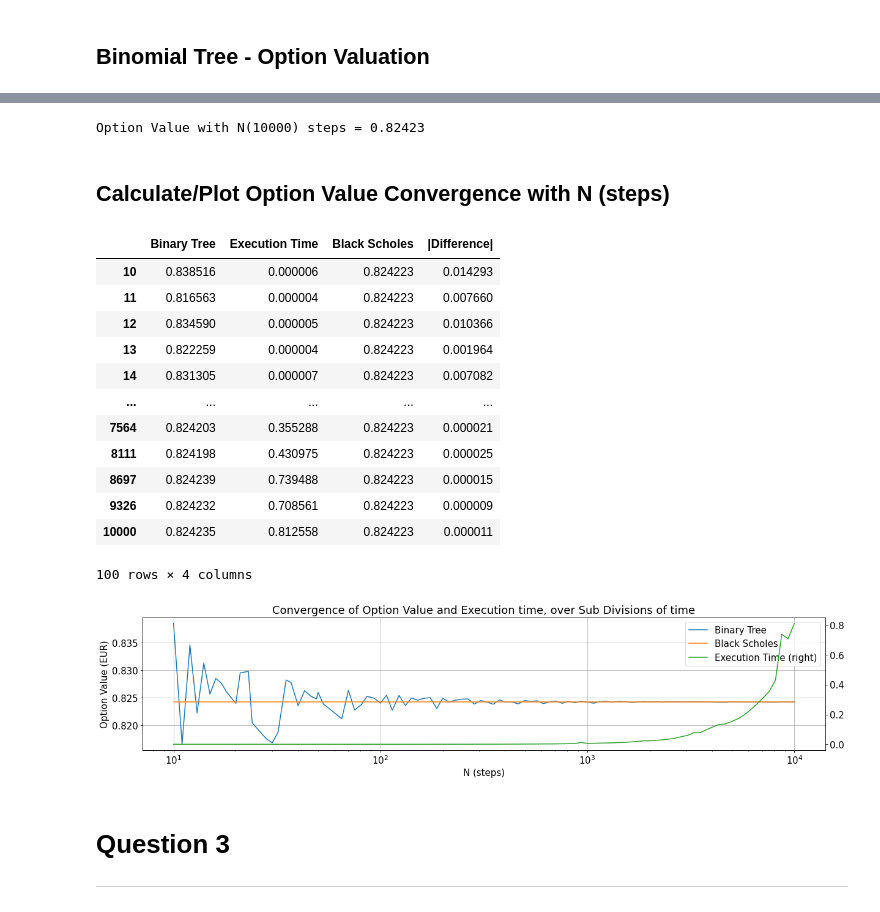
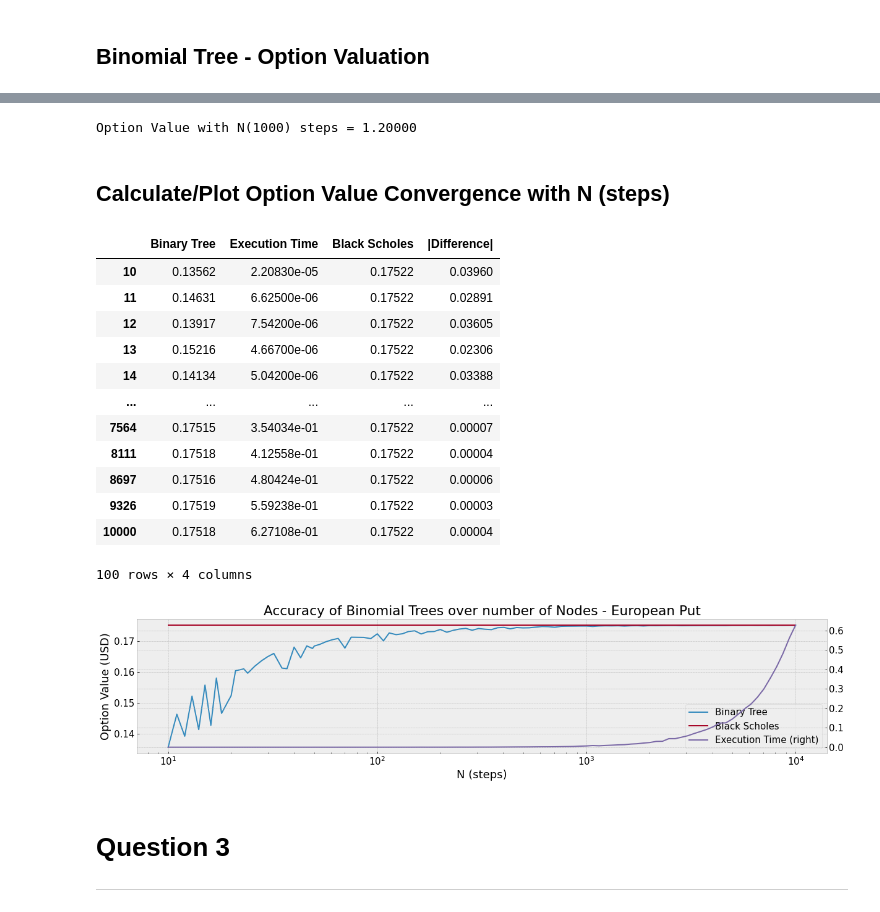
Before and after one commit to ithakis/European-and-American-put-option-pricing, a Jupyter notebook: Assignment-1-Option-Valuation.ipynb, the cells around one changed output, grey strips where cells are left out. Saved outputs shown, nothing was run; the diff lists cells and outputs as text; code cells hidden in the pictures.

```diff
--- a/Assignment-1-Option-Valuation.ipynb
+++ b/Assignment-1-Option-Valuation.ipynb
@@ -192,13 +187,13 @@ K  = option_at_the_money.strike.iloc[0]
 P0 = option_at_the_money.lastPrice.iloc[0]
 
 """ Local Variables for consistency across calculations - Comment out for getting live data"""
-# todo explain that we got from 7/3/2022
-K  = 160.0 # EUR #
-P0 = 3.15  # EUR -> Asking Price
+S0 = 153.8 #USD
+K  = 155.0 #USD
+P0 = 11.2  #USD
 
 """ Return K and P Used """
-print(f"K  = {K} EUR")
-print(f"P0 = {P0}  EUR <-- Asking Price for a put option with these parameters")
+print(f"S0 = {S0:.1f} USD \nK  = {K} USD")
+print(f"P0 = {P0}  USD <-- Asking Price for a put option with these parameters")
 
 option_at_the_money
 # %% [output]
@@ -233,26 +231,24 @@ Option Value with Black-Scholes Formula = 1.42014
 ## Binomial Tree - Option Valuation
 # %%
 @njit
-def option_valuation_bt(T, r , K, vol, N, S0 ,type="C", american=False, print_tree=False):
+def option_valuation_bt(S0, K, T, r, sigma, N, type="Call", american=False, print_tree=False):
     dt = T / N
-    u = np.exp(vol * np.sqrt(dt))
-    d = np.exp(-vol * np.sqrt(dt))
+    u = np.exp(sigma * np.sqrt(dt))
+    d = np.exp(-sigma * np.sqrt(dt))
     p = (np.exp(r*dt) - d)/(u - d)
     """ ----- Build the Tree ----- """
     tree = np.zeros((N + 1, N + 1))
     # Iterate over the lower triangle
     for i in np.arange(N + 1): # iterate over rows
         for j in np.arange(i + 1): # iterate over columns
-            # Hint: express each cell as a combination of up and down moves
-            # tree[i, j] = max(tree[i, j], S0 * d ** (i-j) * u ** (j))
             tree[i, j] = S0 * d ** (i-j) * u ** (j)
-    if print_tree: print(np.rot90(tree)) ; print()
+    if print_tree: print(np.rot90(tree))
 
     """ ----- Calculate the Option Value ----- """
     columns = tree.shape[1]
     rows = tree.shape[0]
 
-    # Walk backward , we start in last row of the matrix
+    """ Back Propagation: we start in last row of the matrix """
 
     # Add the payoff function in the last row
     for c in np.arange(columns):
@@ -267,7 +263,7 @@ def option_valuation_bt(T, r , K, vol, N, S0 ,type="C", american=False, print_tr
         for j in np.arange(i + 1):
             down = tree[i+1, j]
             up = tree[i + 1, j + 1]
-            if type == "C":
+            if type == "Call":
                 if american:    tree[i , j ] = max(tree[i , j ]-K, (np.exp(-r*dt)) * (p * up + (1 - p) * down))
                 else:           tree[i , j ] = (np.exp(-r*dt)) * (p * up + (1 - p) * down)
             else:
@@ -299,48 +282,49 @@ option_valuation_bt(S0=100, K=120, T=5, r=.02, vol=0.1, N=4, type="P", print_tre
 # %%
-N = 10_000
+N = 1_000
 
-P_bt = option_valuation_bt(T, R , K, SIGMA, N, S0, type="P")
+P_bt = option_valuation_bt(S0=S0, K=K, T=T, r=R, sigma=SIGMA, N=N, type="Put", american=True)
 print(f'Option Value with N({N}) steps = {P_bt:.5f}')
-# print(f'Delta with N({N}) steps        = {D_bt:.5f}')
+# print(f'Delta with N({N}) steps        = {Delta_bt:.5f}')
 # %% [output]
-Option Value with N(10000) steps = 0.82423
+Option Value with N(1000) steps = 1.20000
 # %% [markdown]
 ## Calculate/Plot Option Value Convergence with N (steps)
 # %%
 NN = 10_000 ;   size = 100
 values = np.zeros((size, 3))
+
 for n in tqdm(np.append(np.logspace(1, np.log10(NN), size, base=10, dtype=int), 50)): #  _starting_n, NN)):
     # print(n)
     _st = perf_counter()
-    P_bt = option_valuation_bt(T, R , K, SIGMA, n, S0, type="P")
-    values[size-1] = [n, P_bt, perf_counter() - _st]
+    P_bt = option_valuation_bt(S0=S0, K=K, T=T, r=R, sigma=SIGMA, N=n, type="Put")
+    values[size-1] = n, P_bt, perf_counter() - _st
     size -= 1
 values = values[::-1]
 # %%
-plt.rcParams['font.size'] = '15'
+
 _results_convergence_df = pd.DataFrame(values[:, 1:], columns=['Binary Tree', 'Execution Time'] , index=values[:, 0].astype(int)).sort_index()
 _results_convergence_df["Black Scholes"] = black_sholes_put_value
 _results_convergence_df["|Difference|"] = abs(_results_convergence_df[['Binary Tree']] - black_sholes_put_value)
 
-_results_convergence_df[['Binary Tree', 'Black Scholes', 'Execution Time']].plot(figsize=(20,4), xlabel='N (steps)', ylabel='Option Value (EUR)', mark_right=True,
-                              title='Convergence of Option Value and Execution time, over Sub Divisions of time', grid=True, logx=True,
+_results_convergence_df[['Binary Tree', 'Black Scholes', 'Execution Time']].plot(figsize=(20,4), xlabel='N (steps)', ylabel='Option Value (USD)', mark_right=True,
+                              title='Accuracy of Binomial Trees over number of Nodes - European Put', grid=True, logx=True,
                               secondary_y='Execution Time' )
 _results_convergence_df
 # %% [output]
 |  | Binary Tree | Execution Time | Black Scholes | |Difference| |
-| 10 | 0.838516 | 0.000006 | 0.824223 | 0.014293 |
-| 11 | 0.816563 | 0.000004 | 0.824223 | 0.007660 |
-| 12 | 0.834590 | 0.000005 | 0.824223 | 0.010366 |
-| 13 | 0.822259 | 0.000004 | 0.824223 | 0.001964 |
-| 14 | 0.831305 | 0.000007 | 0.824223 | 0.007082 |
+| 10 | 0.13562 | 2.20830e-05 | 0.17522 | 0.03960 |
+| 11 | 0.14631 | 6.62500e-06 | 0.17522 | 0.02891 |
+| 12 | 0.13917 | 7.54200e-06 | 0.17522 | 0.03605 |
+| 13 | 0.15216 | 4.66700e-06 | 0.17522 | 0.02306 |
+| 14 | 0.14134 | 5.04200e-06 | 0.17522 | 0.03388 |
 | ... | ... | ... | ... | ... |
-| 7564 | 0.824203 | 0.355288 | 0.824223 | 0.000021 |
-| 8111 | 0.824198 | 0.430975 | 0.824223 | 0.000025 |
-| 8697 | 0.824239 | 0.739488 | 0.824223 | 0.000015 |
-| 9326 | 0.824232 | 0.708561 | 0.824223 | 0.000009 |
-| 10000 | 0.824235 | 0.812558 | 0.824223 | 0.000011 |
+| 7564 | 0.17515 | 3.54034e-01 | 0.17522 | 0.00007 |
+| 8111 | 0.17518 | 4.12558e-01 | 0.17522 | 0.00004 |
+| 8697 | 0.17516 | 4.80424e-01 | 0.17522 | 0.00006 |
+| 9326 | 0.17519 | 5.59238e-01 | 0.17522 | 0.00003 |
+| 10000 | 0.17518 | 6.27108e-01 | 0.17522 | 0.00004 |
 100 rows × 4 columns
-[figure, old version]
+[figure, new version]
 # %% [markdown]
 # Question 3
 
```
Also changed, not shown: parts of 32 cells of this notebook.
